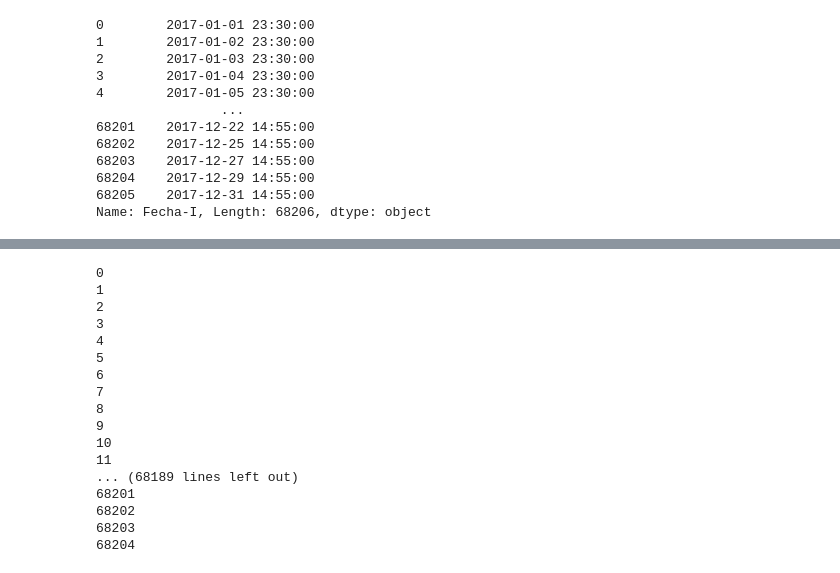
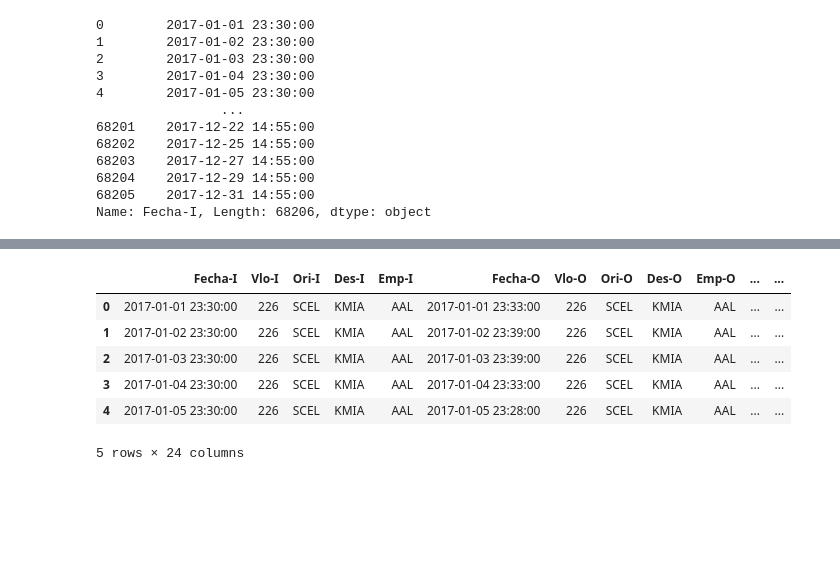
Before and after one commit to rodgonzkus/Neuralworks, a Jupyter notebook: solution.ipynb, the cells around one changed output, grey strips where cells are left out. Drawn from its saved outputs; the diff is of its cells as text; code cells hidden in the pictures; blank space fills up the shorter version.

```diff
--- a/solution.ipynb
+++ b/solution.ipynb
@@ -199,47 +193,36 @@ df.tail()
 # %%
-# Terminar de crear el for para crear variables
+# Temporada Alta
 
 for i in df['Fecha-I-Date']:
-    if '15-12-2017' <= i <= '03-03-2017':
-        print(i)
+    if dt.strptime("15-12-2017", '%d-%m-%Y') <= dt.strptime(str(i), '%d-%m-%Y') and dt.strptime(str(i), '%d-%m-%Y') <= dt.strptime("03-03-2017", '%d-%m-%Y'):
+        df['temporada_alta'] = 1
+    elif dt.strptime("15-07-2017", '%d-%m-%Y') <= dt.strptime(str(i), '%d-%m-%Y') and dt.strptime(str(i), '%d-%m-%Y') <= dt.strptime("31-07-2017", '%d-%m-%Y'):
+        df['temporada_alta'] = 1
+    elif dt.strptime("11-09-2017", '%d-%m-%Y') <= dt.strptime(str(i), '%d-%m-%Y') and dt.strptime(str(i), '%d-%m-%Y') <= dt.strptime("30-09-2017", '%d-%m-%Y'):
+        df['temporada_alta'] = 1
+    else:
+        df['temporada_alta'] = 0
 
-        #df['temporada_alta'] = 1
 
-    #elif '15-07-20017' <= i <= '31-07-2017':
-        #df['temporada_alta'] = 1
-    #elif '11-09-2017' <= i <= '30-09-2017':
-        #df['temporada_alta'] = 1
-    #else:
-        #df['temporada_alta'] = 0
-
-    #if i in range ('15-12-2017', '03-03-2017') or range('15-07-20017', '31-07-2017') or range('11-09-2017', '30-09-2017'):
-    #    df['temporada_alta'] = 0
-    #else:
-    #    df['temporada_alta'] = 1
+for i in df['Fecha-I-Date'].tolist():
+    if ("15-12-2017" >= i) and (i <= "03-03-2017"):
+        df['temporada_alta'] = 1
+    else:
+        df['temporada_alta'] = 0
 # %%
-for i in range(0, len(df['Fecha-I-Date'])):
-    print(i)
+#Diferencia en Minutos
+df['Fecha-I'] = pd.to_datetime(df['Fecha-I'])
+df['Fecha-O'] = pd.to_datetime(df['Fecha-O'])
+df['Fecha-I-O-Diff'] = df['Fecha-O'] - df['Fecha-I']
+df['Fecha-I-O-Diff'] = df['Fecha-I-O-Diff'].dt.total_seconds()/60
 
-    #if '15-12-2017' <= df['Fecha-I-Date'][i] <= '03-03-2017':
-    #    print('temporada_alta')
-    #else:
-    #    print('temporada_baja')
+df.head()
 # %% [output]
+|  | Fecha-I | Vlo-I | Ori-I | Des-I | Emp-I | Fecha-O | Vlo-O | Ori-O | Des-O | Emp-O | ... | ... |
+| 0 | 2017-01-01 23:30:00 | 226 | SCEL | KMIA | AAL | 2017-01-01 23:33:00 | 226 | SCEL | KMIA | AAL | ... | ... |
+| 1 | 2017-01-02 23:30:00 | 226 | SCEL | KMIA | AAL | 2017-01-02 23:39:00 | 226 | SCEL | KMIA | AAL | ... | ... |
+| 2 | 2017-01-03 23:30:00 | 226 | SCEL | KMIA | AAL | 2017-01-03 23:39:00 | 226 | SCEL | KMIA | AAL | ... | ... |
+| 3 | 2017-01-04 23:30:00 | 226 | SCEL | KMIA | AAL | 2017-01-04 23:33:00 | 226 | SCEL | KMIA | AAL | ... | ... |
+| 4 | 2017-01-05 23:30:00 | 226 | SCEL | KMIA | AAL | 2017-01-05 23:28:00 | 226 | SCEL | KMIA | AAL | ... | ... |
-0
-1
-2
-3
-4
-5
-6
-7
-8
-9
-10
-11
-... (68189 lines left out)
-68201
-68202
-68203
-68204
+5 rows × 24 columns
 # %%
```
Also changed, not shown: parts of 8 cells of this notebook.
